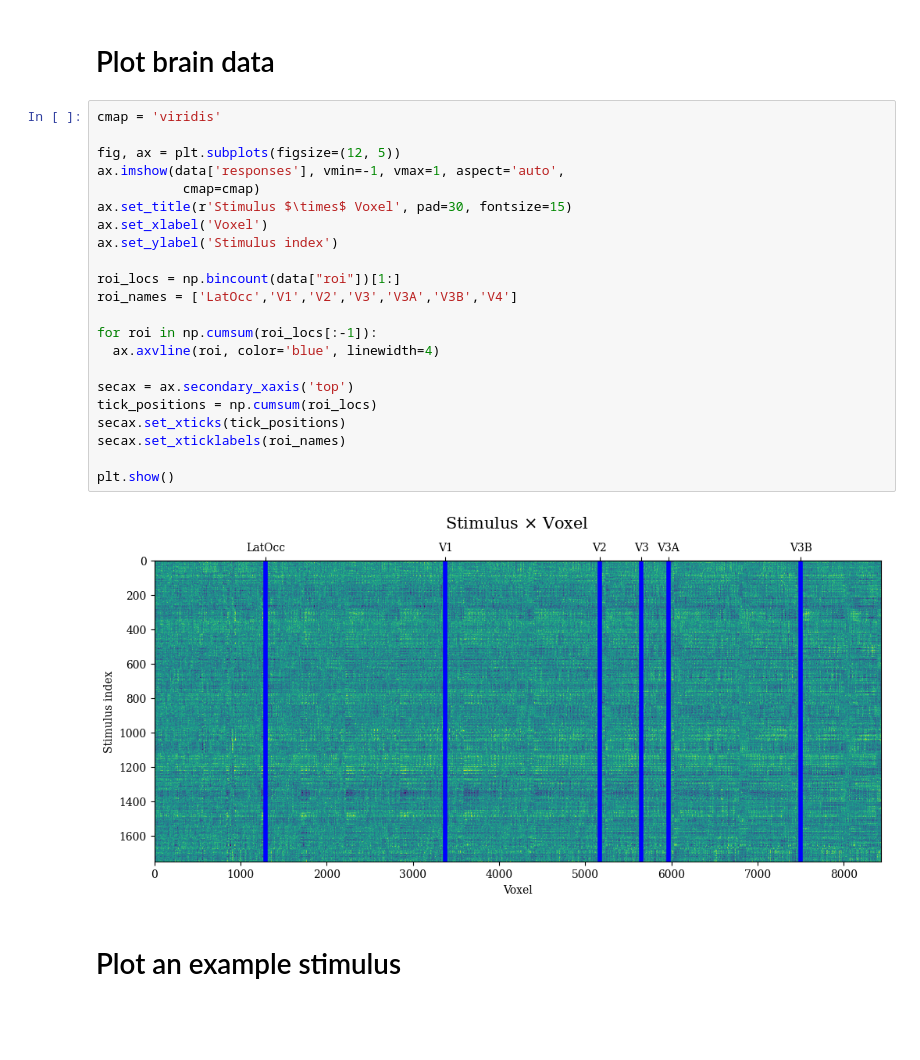
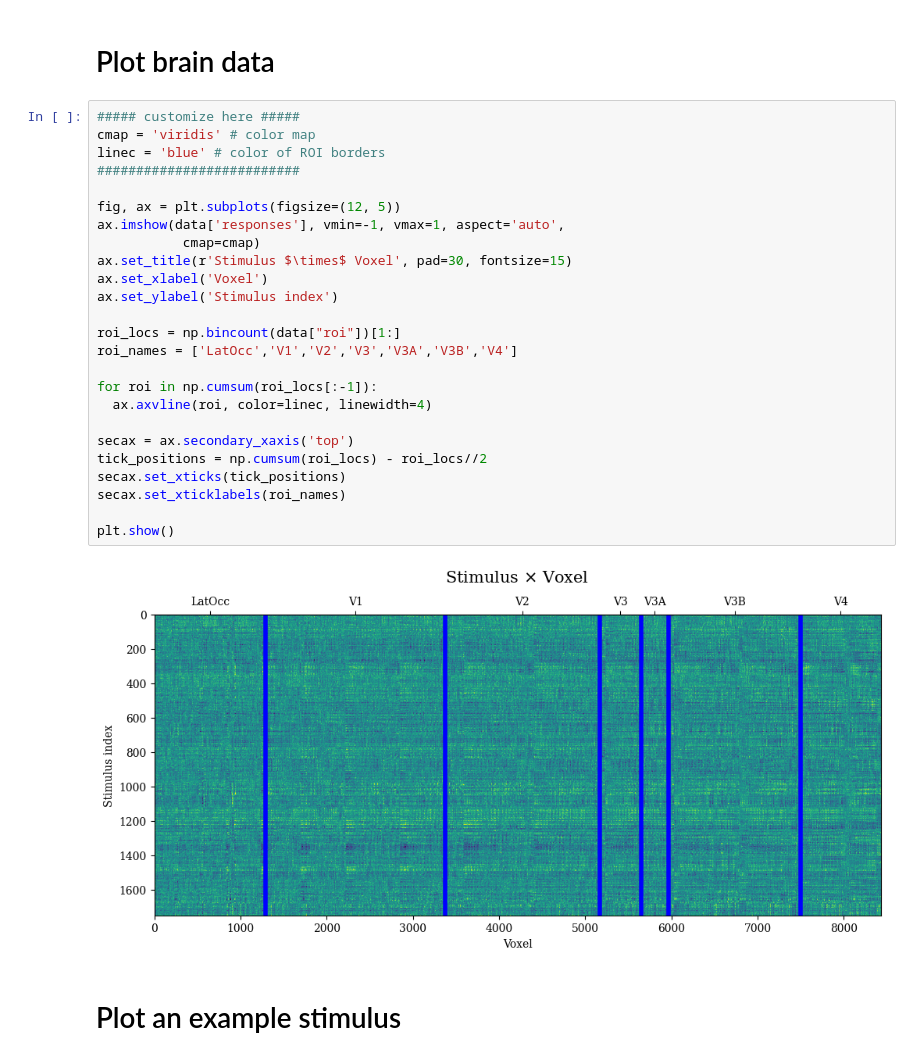
Before and after one commit to w-decker/NMA_DL_Project, a Jupyter notebook: NMA_DL_Project.ipynb, the cells around one changed output. Cells and saved outputs as stored; diff of their text form; blank space fills up the shorter version.

Commit message:
Modify plotting and addtional functions

```diff
--- a/NMA_DL_Project.ipynb
+++ b/NMA_DL_Project.ipynb
@@ -126,29 +170,32 @@ Data loaded as `data`, `labels`, and `val_labels`.
 # %% [markdown]
 # Plot brain data
 # %%
-cmap = 'viridis'
+##### customize here #####
+cmap = 'viridis' # color map
+linec = 'blue' # color of ROI borders
+##########################
 
 fig, ax = plt.subplots(figsize=(12, 5))
 ax.imshow(data['responses'], vmin=-1, vmax=1, aspect='auto',
            cmap=cmap)
 ax.set_title(r'Stimulus $\times$ Voxel', pad=30, fontsize=15)
 ax.set_xlabel('Voxel')
 ax.set_ylabel('Stimulus index')
 
 roi_locs = np.bincount(data["roi"])[1:]
 roi_names = ['LatOcc','V1','V2','V3','V3A','V3B','V4']
 
 for roi in np.cumsum(roi_locs[:-1]):
-  ax.axvline(roi, color='blue', linewidth=4)
+  ax.axvline(roi, color=linec, linewidth=4)
 
 secax = ax.secondary_xaxis('top')
-tick_positions = np.cumsum(roi_locs)
+tick_positions = np.cumsum(roi_locs) - roi_locs//2
 secax.set_xticks(tick_positions)
 secax.set_xticklabels(roi_names)
 
 plt.show()
 # %% [output]
-[figure, old version]
+[figure, new version]
 # %% [markdown]
 # Plot an example stimulus
 # %%
```
Also changed, not shown: parts of 4 cells of this notebook.
